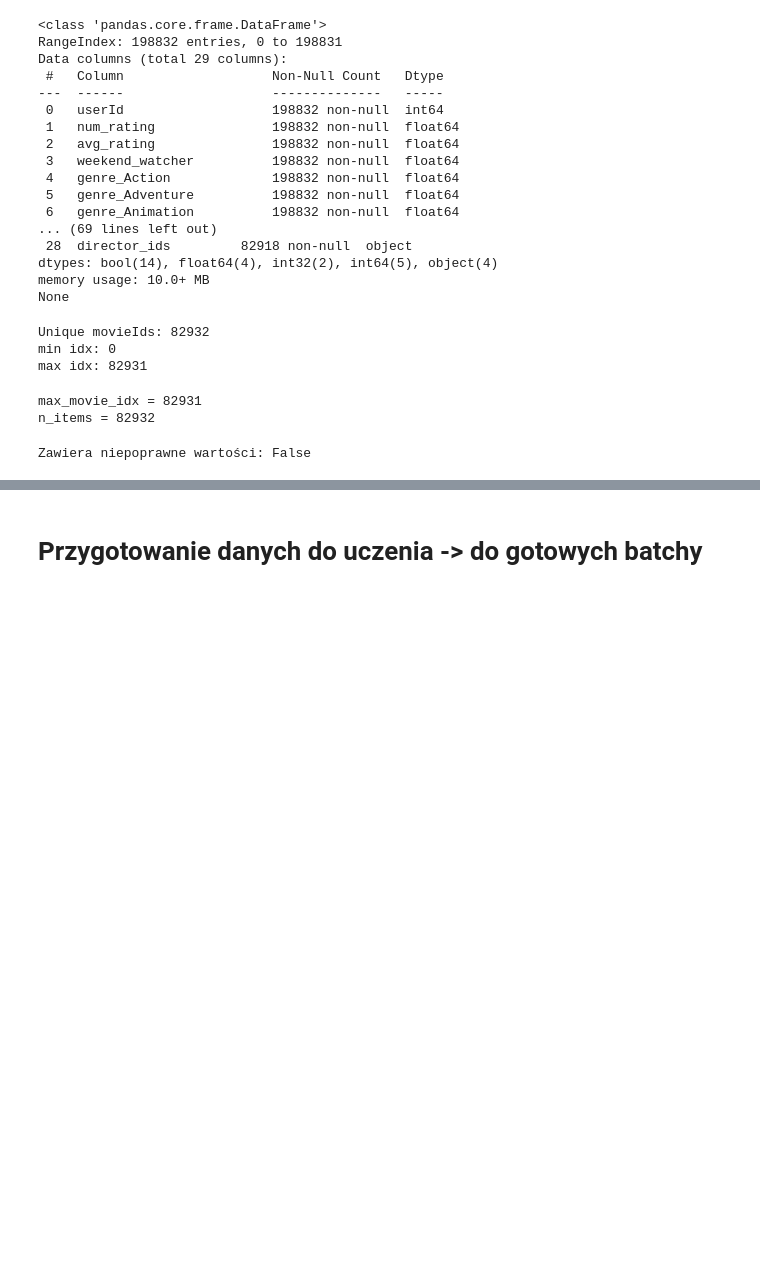
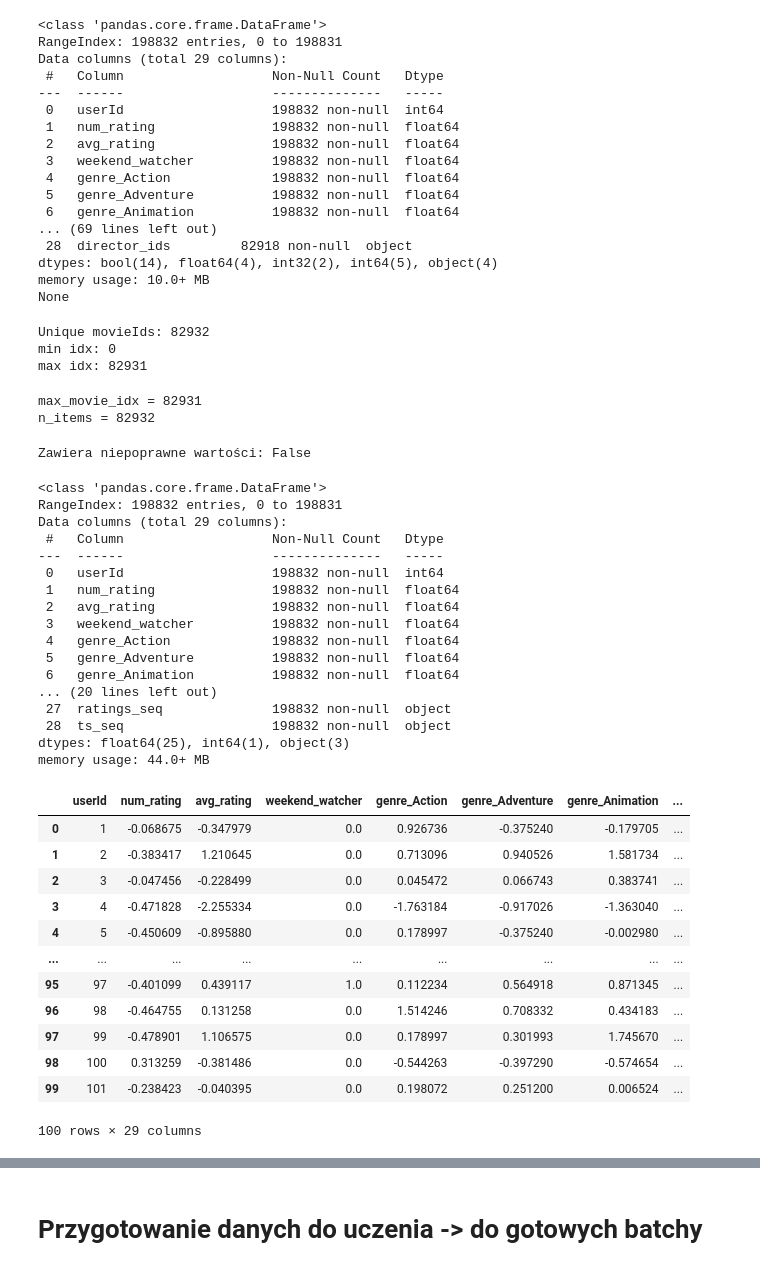
Before and after one commit to pmikuli/movie-recommendation-system, a Jupyter notebook: two_tower_model/Two_tower.ipynb, the cells around one changed output, grey strips where cells are left out. Drawn from its saved outputs; the diff is of its cells as text; code cells hidden in the pictures; blank space fills up the shorter version.

```diff
--- a/two_tower_model/Two_tower.ipynb
+++ b/two_tower_model/Two_tower.ipynb
@@ -111,3 +117,37 @@ def has_invalid_entries(seq_col):
 print("Zawiera niepoprawne wartości:", has_invalid_entries(df_users['movies_seq']))
 # %% [output]
 Zawiera niepoprawne wartości: False
+# %%
+df_users.info()
+df_users.head(100)
+# %% [output]
+<class 'pandas.core.frame.DataFrame'>
+RangeIndex: 198832 entries, 0 to 198831
+Data columns (total 29 columns):
+ #   Column                   Non-Null Count   Dtype
+---  ------                   --------------   -----
+ 0   userId                   198832 non-null  int64
+ 1   num_rating               198832 non-null  float64
+ 2   avg_rating               198832 non-null  float64
+ 3   weekend_watcher          198832 non-null  float64
+ 4   genre_Action             198832 non-null  float64
+ 5   genre_Adventure          198832 non-null  float64
+ 6   genre_Animation          198832 non-null  float64
+... (20 lines left out)
+ 27  ratings_seq              198832 non-null  object
+ 28  ts_seq                   198832 non-null  object
+dtypes: float64(25), int64(1), object(3)
+memory usage: 44.0+ MB
+|  | userId | num_rating | avg_rating | weekend_watcher | genre_Action | genre_Adventure | genre_Animation | ... |
+| 0 | 1 | -0.068675 | -0.347979 | 0.0 | 0.926736 | -0.375240 | -0.179705 | ... |
+| 1 | 2 | -0.383417 | 1.210645 | 0.0 | 0.713096 | 0.940526 | 1.581734 | ... |
+| 2 | 3 | -0.047456 | -0.228499 | 0.0 | 0.045472 | 0.066743 | 0.383741 | ... |
+| 3 | 4 | -0.471828 | -2.255334 | 0.0 | -1.763184 | -0.917026 | -1.363040 | ... |
+| 4 | 5 | -0.450609 | -0.895880 | 0.0 | 0.178997 | -0.375240 | -0.002980 | ... |
+| ... | ... | ... | ... | ... | ... | ... | ... | ... |
+| 95 | 97 | -0.401099 | 0.439117 | 1.0 | 0.112234 | 0.564918 | 0.871345 | ... |
+| 96 | 98 | -0.464755 | 0.131258 | 0.0 | 1.514246 | 0.708332 | 0.434183 | ... |
+| 97 | 99 | -0.478901 | 1.106575 | 0.0 | 0.178997 | 0.301993 | 1.745670 | ... |
+| 98 | 100 | 0.313259 | -0.381486 | 0.0 | -0.544263 | -0.397290 | -0.574654 | ... |
+| 99 | 101 | -0.238423 | -0.040395 | 0.0 | 0.198072 | 0.251200 | 0.006524 | ... |
+100 rows × 29 columns
```
Also changed, not shown: parts of 8 cells of this notebook.
